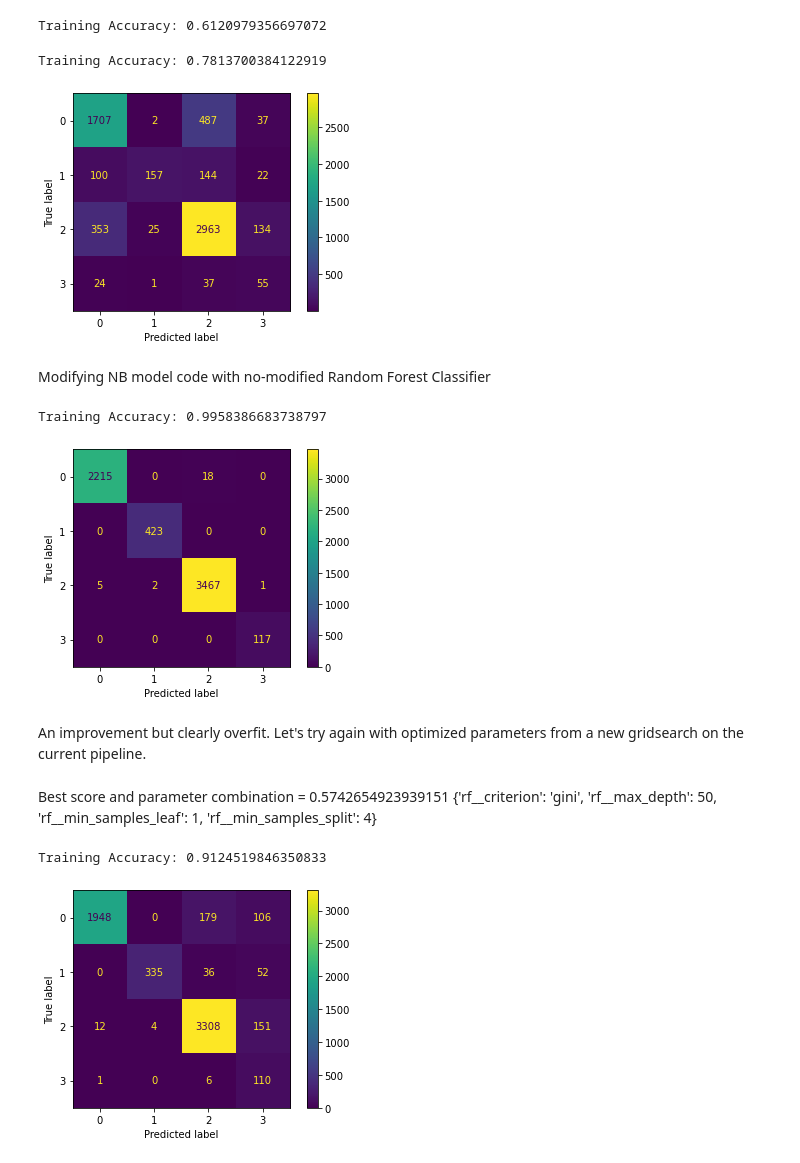
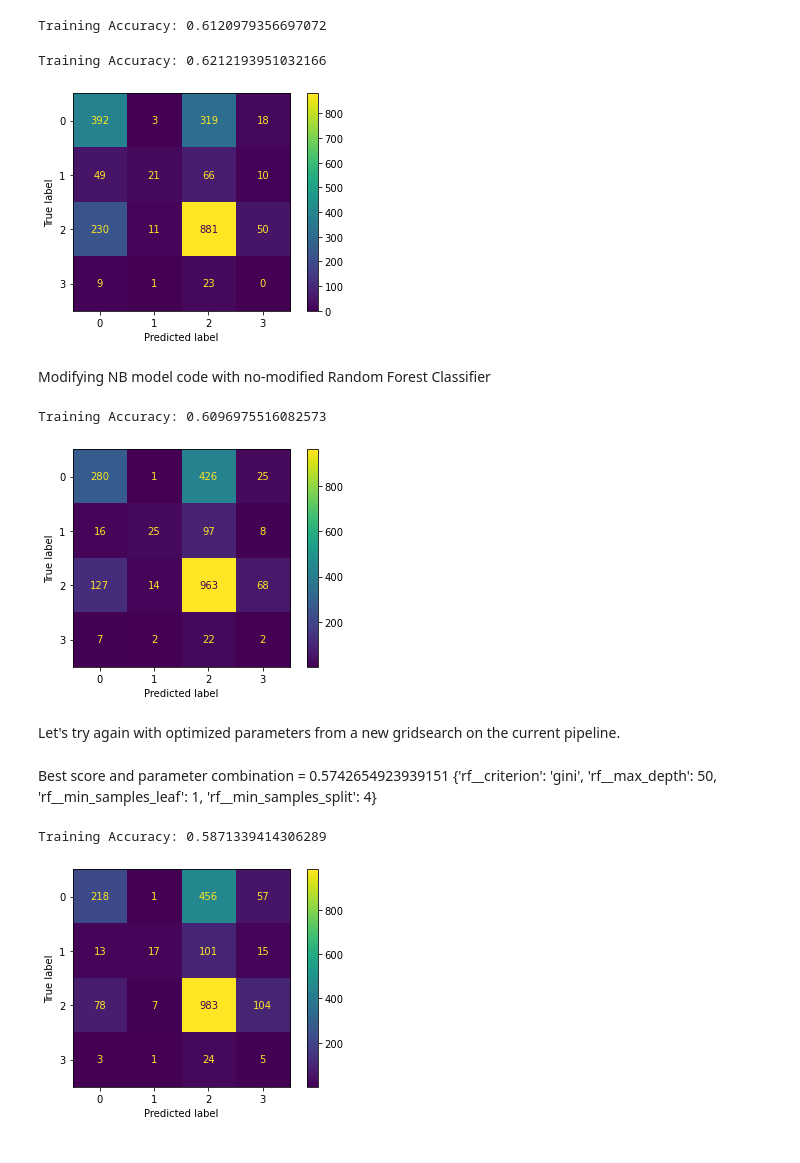
Before and after one commit to cjunhyuk/Apple-Google-Sentiment-Analysis, a Jupyter notebook: EDA.ipynb, the cells around one changed output. Saved outputs shown, nothing was run; the diff lists cells and outputs as text; code cells hidden in the pictures.

Commit message:
Correction to the accuracy score

```diff
--- a/EDA.ipynb
+++ b/EDA.ipynb
@@ -455,40 +432,40 @@ mnb_cv = imbpipeline(steps=[
 ])
 
 mnb_cv.fit(X_t, y_t)
-preds = mnb_cv.predict(X_t)
-print("Training Accuracy:", mnb_cv.score(X_t, y_t))
+preds = mnb_cv.predict(X_val)
+print("Training Accuracy:", mnb_cv.score(X_val, y_val))
 #mnb.fit(X_train, y_train)
 #preds = mnb_cv.predict(X_train)
-cm2 = confusion_matrix(y_t, preds)
+cm2 = confusion_matrix(y_val, preds)
 cm2display = ConfusionMatrixDisplay(cm2)
 cm2display.plot();
 # %% [output]
-Training Accuracy: 0.7813700384122919
+Training Accuracy: 0.6212193951032166
-[figure, old version]
+[figure, new version]
 # %% [markdown]
 Modifying NB model code with no-modified Random Forest Classifier
 # %%
 
 
 rf_basic_cv = imbpipeline(steps=[
     ('preprocess', CountVectorizer()),
     ('SMOTE', SMOTE(sampling_strategy = 'minority', random_state = 42)),
     ('rf', RandomForestClassifier(random_state=42))
 
 ])
 
 rf_basic_cv.fit(X_t, y_t)
-preds = rf_basic_cv.predict(X_t)
-print("Training Accuracy:", rf_basic_cv.score(X_t, y_t))
+preds = rf_basic_cv.predict(X_val)
+print("Training Accuracy:", rf_basic_cv.score(X_val, y_val))
 
-cm_rf_basic = confusion_matrix(y_t, preds)
+cm_rf_basic = confusion_matrix(y_val, preds)
 cm_rf_display = ConfusionMatrixDisplay(cm_rf_basic)
 cm_rf_display.plot();
 # %% [output]
-Training Accuracy: 0.9958386683738797
+Training Accuracy: 0.6096975516082573
-[figure, old version]
+[figure, new version]
 # %% [markdown]
-An improvement but clearly overfit. Let's try again with optimized parameters from a new gridsearch on the current pipeline.
+Let's try again with optimized parameters from a new gridsearch on the current pipeline.
 # %%
 #Code block has been commented out as it takes 2.3 minutes to run.
 
@@ -535,12 +512,12 @@ rf_optimal_cv = imbpipeline(steps=[
 
 
 rf_optimal_cv.fit(X_train_grid, y_train_grid)
-preds = rf_optimal_cv.predict(X_train_grid)
-print("Training Accuracy:", rf_optimal_cv.score(X_train_grid, y_train_grid))
+preds = rf_optimal_cv.predict(X_test_grid)
+print("Training Accuracy:", rf_optimal_cv.score(X_test_grid, y_test_grid))
 
-cm_rf_optimal = confusion_matrix(y_train_grid, preds)
+cm_rf_optimal = confusion_matrix(y_test_grid, preds)
 cm_rf__opt_display = ConfusionMatrixDisplay(cm_rf_optimal)
 cm_rf__opt_display.plot();
 # %% [output]
-Training Accuracy: 0.9124519846350833
+Training Accuracy: 0.5871339414306289
-[figure, old version]
+[figure, new version]
```
Also changed, not shown: parts of 2 cells of this notebook.
